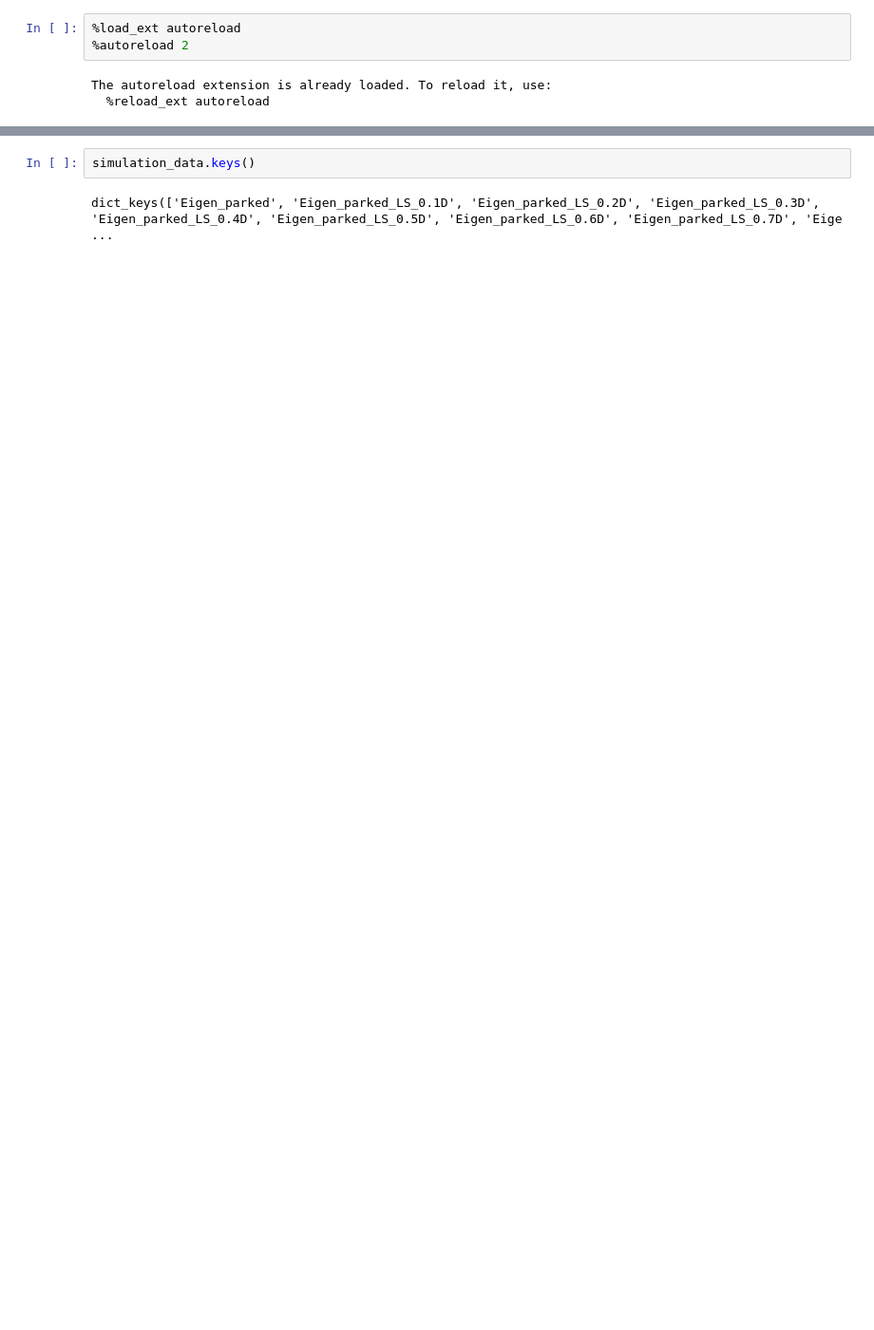
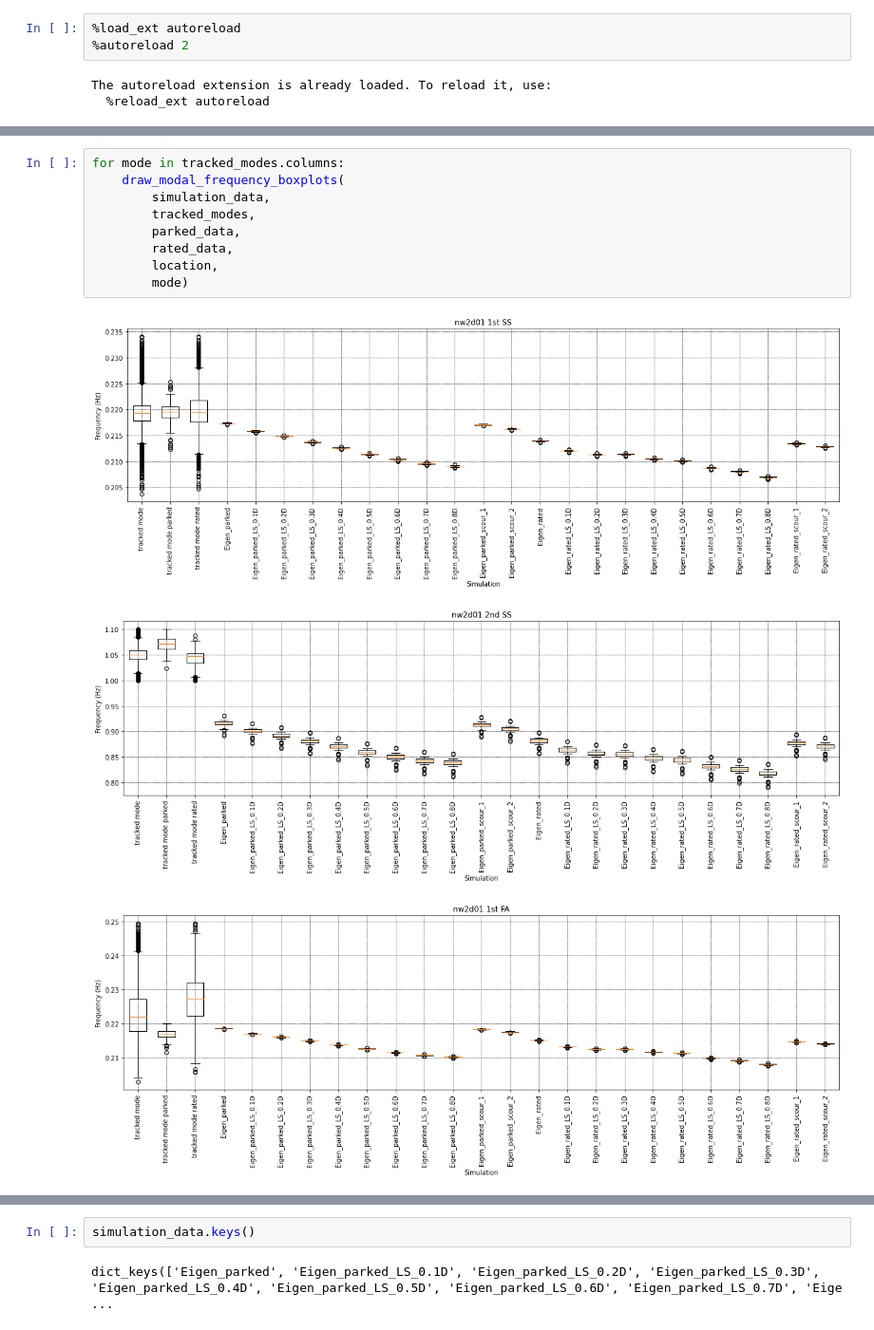
Before and after one commit to WEILMAX/oma_tracking, a Jupyter notebook: notebooks/scouring_analysis/mw1_nw2d01_scour.ipynb, the cells around one changed output, grey strips where cells are left out. Shown at 95% size. Drawn from its saved outputs; the diff is of its cells as text; blank space fills up the shorter version.

```diff
--- a/notebooks/scouring_analysis/mw1_nw2d01_scour.ipynb
+++ b/notebooks/scouring_analysis/mw1_nw2d01_scour.ipynb
@@ -174,0 +110,13 @@ simulation_data = read_csv_files(simulations_data_path)
+# %%
+for mode in tracked_modes.columns:
+    draw_modal_frequency_boxplots(
+        simulation_data,
+        tracked_modes,
+        parked_data,
+        rated_data,
+        location,
+        mode)
+# %% [output]
+[figure, added]
+[figure, added]
+[figure, added]
```
Also changed, not shown: parts of 32 cells of this notebook, 4 other files.
